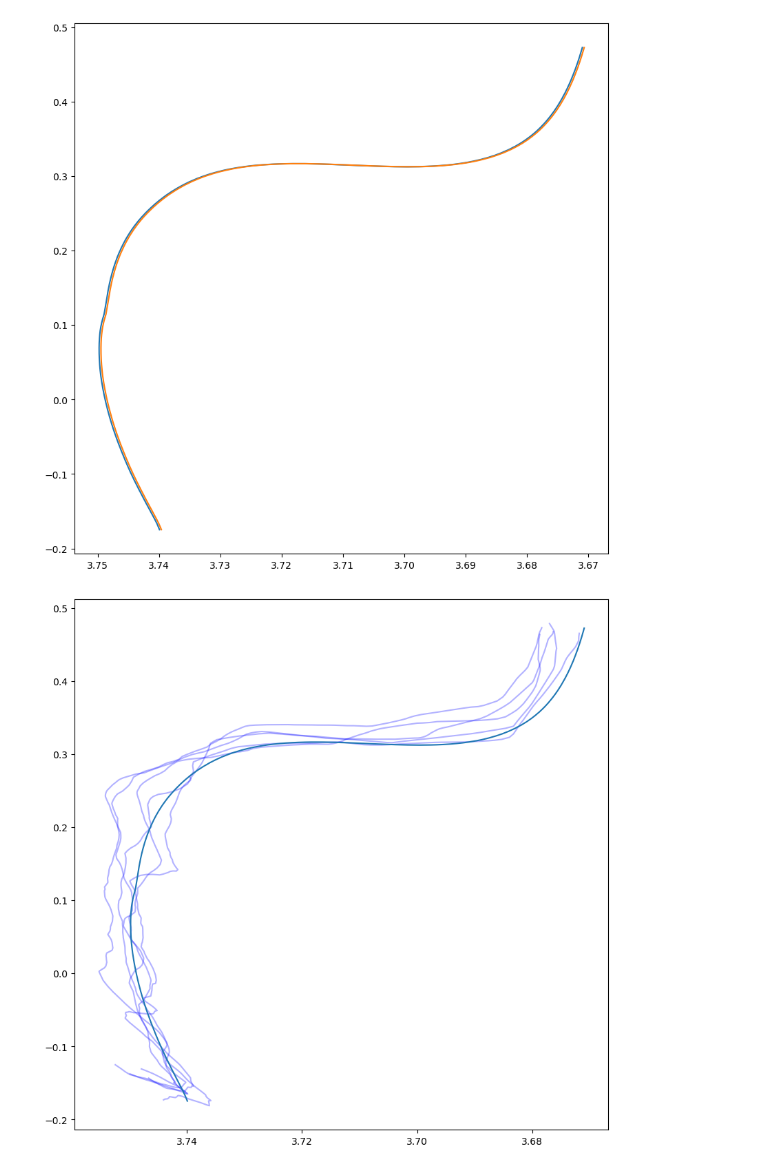
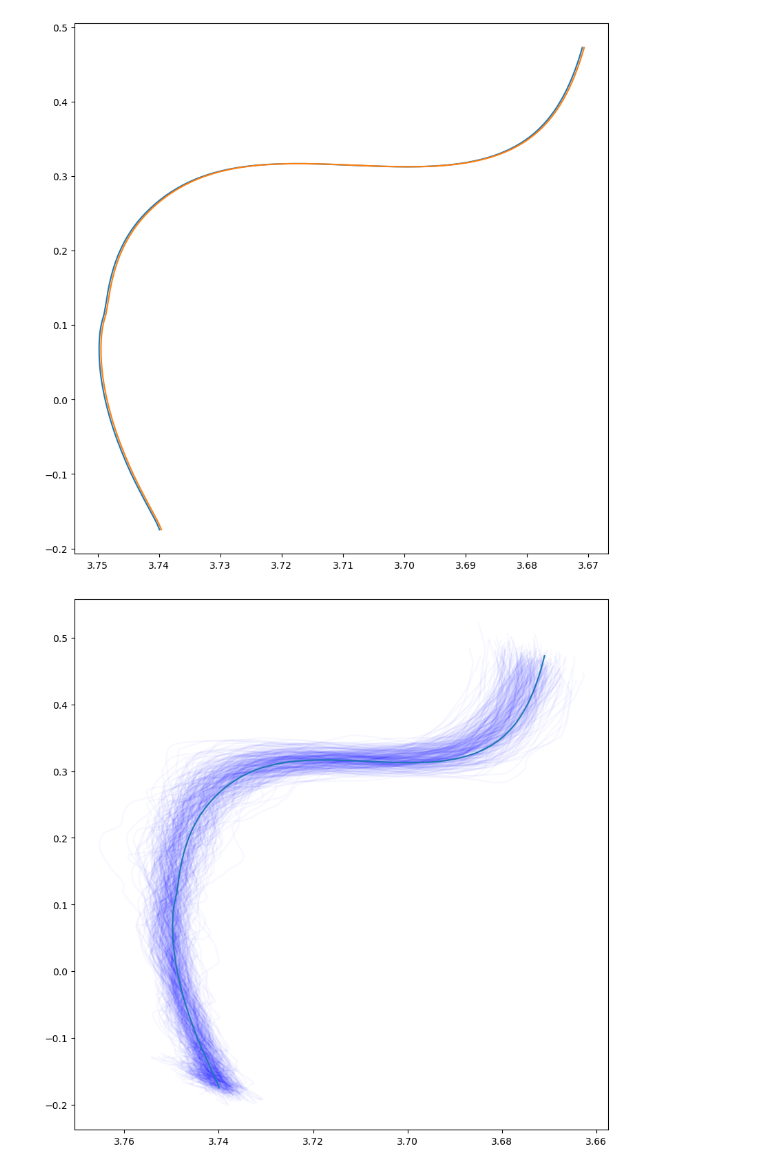
Before and after one commit to ojscutt/pitchfork, a Jupyter notebook: 3_angry_mob.ipynb, the cells around one changed output. Drawn from its saved outputs; the diff is of its cells as text; code cells hidden in the pictures.

```diff
--- a/3_angry_mob.ipynb
+++ b/3_angry_mob.ipynb
@@ -164,33 +164,33 @@ pca_mean = pca.mean_
 
 # extract solar track:
 df_mass = df_full[df_full["initial_mass"]==1.0]
 
 df_mass_zinit = df_mass[df_mass["initial_Zinit"] == df_mass.iloc[(df_mass['initial_Zinit']-0.014).abs().argsort()[:1]]['initial_Zinit'].tolist()[0]]
 df_mass_zinit = df_mass_zinit.set_index(np.arange(0,len(df_mass_zinit)))
 
 custom_objects = {"InversePCA": InversePCA(pca_comps, pca_mean),"WMSE": WMSE(weights)}
 
 
 fig, ax = plt.subplots(figsize=(10,10), dpi=100)
-for i in range(5):
+for i in range(279):
     pitchfork_name = "pitchfork_"+str(i)
 
     pcann_model = tf.keras.models.load_model("/home/oxs235/datastorage/repos_data/" + str(path) + "/models/angry_mob_1/" + pitchfork_name + ".h5", custom_objects=custom_objects)
 
     preds = pcann_model(np.array(df_mass_zinit[inputs]))
 
     classical_preds = pd.DataFrame(np.array(preds[0]), columns=[classical_outputs])
 
     for classical_output in ['radius', 'luminosity']:
         classical_preds["log_"+classical_output] = (classical_preds["log_"+classical_output+"_std"]*df_full["log_"+classical_output].std())+df_full["log_"+classical_output].mean()
         classical_preds[classical_output] = 10**classical_preds["log_" + classical_output]
 
-    plt.plot(np.log10(calc_Teff(classical_preds["luminosity"],classical_preds["radius"])), np.log10(classical_preds["luminosity"]), alpha=0.3, c='blue')
+    plt.plot(np.log10(calc_Teff(classical_preds["luminosity"],classical_preds["radius"])), np.log10(classical_preds["luminosity"]), alpha=0.03, c='blue')
 
 
 plt.plot(df_mass_zinit["log_effective_T"], df_mass_zinit["log_luminosity"])
 
 
 plt.gca().invert_xaxis()
 # %% [output]
-[figure, old version]
+[figure, new version]
```
Also changed, not shown: parts of 11 cells of this notebook, 1 other file.
